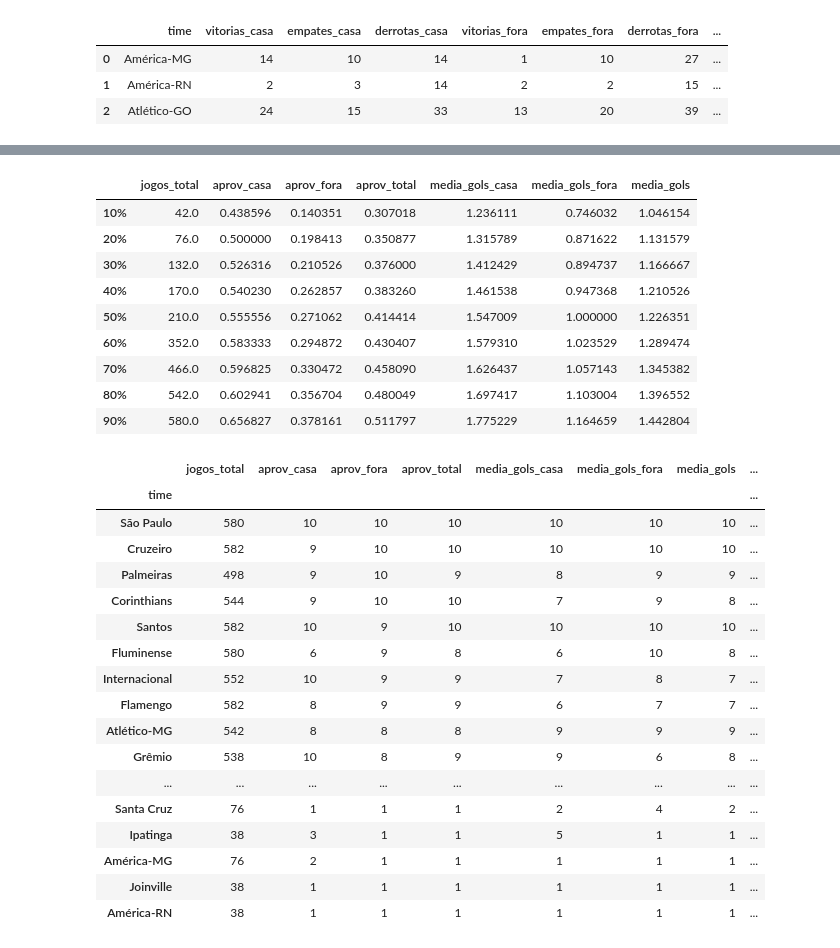
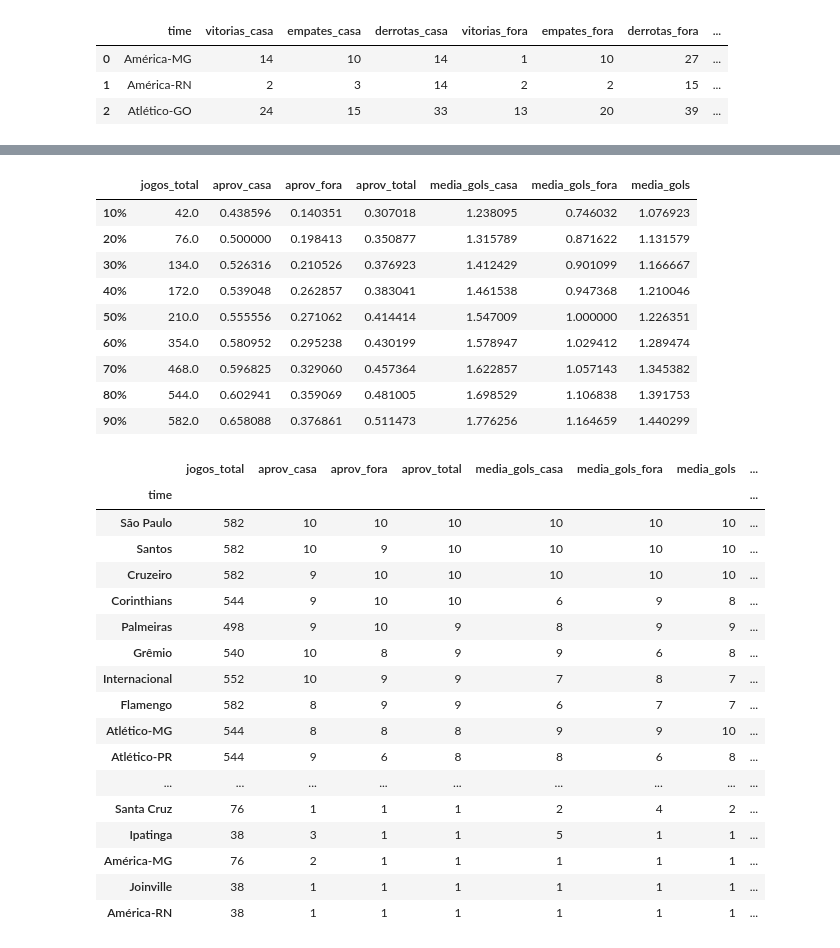
Before and after one commit to thiagozaranza/guru_da_bola, a Jupyter notebook: brasileirao.ipynb, the cells around one changed output, grey strips where cells are left out. Drawn from its saved outputs; the diff is of its cells as text; code cells hidden in the pictures.

```diff
--- a/brasileirao.ipynb
+++ b/brasileirao.ipynb
@@ -100,7 +109,7 @@ jogos.describe()
 # %%
 def tratarData(row):
     data = row["data"].split(".")
-    return data[1] + "-" + data[0]
+    return data[0] + "-" + data[1]
 # %%
 jogos['data'] = jogos.apply (lambda row: tratarData(row),axis=1)
 # %%
@@ -314,15 +325,15 @@ percentis = resultados_time_DF_DESC.loc[["10%","20%","30%","40%","50%","60%","70
 percentis
 # %% [output]
 |  | jogos_total | aprov_casa | aprov_fora | aprov_total | media_gols_casa | media_gols_fora | media_gols |
-| 10% | 42.0 | 0.438596 | 0.140351 | 0.307018 | 1.236111 | 0.746032 | 1.046154 |
+| 10% | 42.0 | 0.438596 | 0.140351 | 0.307018 | 1.238095 | 0.746032 | 1.076923 |
 | 20% | 76.0 | 0.500000 | 0.198413 | 0.350877 | 1.315789 | 0.871622 | 1.131579 |
-| 30% | 132.0 | 0.526316 | 0.210526 | 0.376000 | 1.412429 | 0.894737 | 1.166667 |
-| 40% | 170.0 | 0.540230 | 0.262857 | 0.383260 | 1.461538 | 0.947368 | 1.210526 |
+| 30% | 134.0 | 0.526316 | 0.210526 | 0.376923 | 1.412429 | 0.901099 | 1.166667 |
+| 40% | 172.0 | 0.539048 | 0.262857 | 0.383041 | 1.461538 | 0.947368 | 1.210046 |
 | 50% | 210.0 | 0.555556 | 0.271062 | 0.414414 | 1.547009 | 1.000000 | 1.226351 |
-| 60% | 352.0 | 0.583333 | 0.294872 | 0.430407 | 1.579310 | 1.023529 | 1.289474 |
-| 70% | 466.0 | 0.596825 | 0.330472 | 0.458090 | 1.626437 | 1.057143 | 1.345382 |
-| 80% | 542.0 | 0.602941 | 0.356704 | 0.480049 | 1.697417 | 1.103004 | 1.396552 |
-| 90% | 580.0 | 0.656827 | 0.378161 | 0.511797 | 1.775229 | 1.164659 | 1.442804 |
+| 60% | 354.0 | 0.580952 | 0.295238 | 0.430199 | 1.578947 | 1.029412 | 1.289474 |
+| 70% | 468.0 | 0.596825 | 0.329060 | 0.457364 | 1.622857 | 1.057143 | 1.345382 |
+| 80% | 544.0 | 0.602941 | 0.359069 | 0.481005 | 1.698529 | 1.106838 | 1.391753 |
+| 90% | 582.0 | 0.658088 | 0.376861 | 0.511473 | 1.776256 | 1.164659 | 1.440299 |
 # %%
 def get_stars(array,value):
     print ()
@@ -355,20 +366,20 @@ stars_DF.eval("forca_fora = (3*aprov_fora + media_gols_fora)/4", inplace=True)
 # %%
 stars_DF.eval("forca = (3*aprov_total + 1*media_gols)/4", inplace=True)
 # %%
-stars_DF.sort_values(["forca_fora"], ascending=[0])
+stars_DF.sort_values(["forca"], ascending=[0])
 # %% [output]
 |  | jogos_total | aprov_casa | aprov_fora | aprov_total | media_gols_casa | media_gols_fora | media_gols | ... |
 | time |  |  |  |  |  |  |  | ... |
-| São Paulo | 580 | 10 | 10 | 10 | 10 | 10 | 10 | ... |
+| São Paulo | 582 | 10 | 10 | 10 | 10 | 10 | 10 | ... |
+| Santos | 582 | 10 | 9 | 10 | 10 | 10 | 10 | ... |
 | Cruzeiro | 582 | 9 | 10 | 10 | 10 | 10 | 10 | ... |
+| Corinthians | 544 | 9 | 10 | 10 | 6 | 9 | 8 | ... |
 | Palmeiras | 498 | 9 | 10 | 9 | 8 | 9 | 9 | ... |
-| Corinthians | 544 | 9 | 10 | 10 | 7 | 9 | 8 | ... |
-| Santos | 582 | 10 | 9 | 10 | 10 | 10 | 10 | ... |
-| Fluminense | 580 | 6 | 9 | 8 | 6 | 10 | 8 | ... |
+| Grêmio | 540 | 10 | 8 | 9 | 9 | 6 | 8 | ... |
 | Internacional | 552 | 10 | 9 | 9 | 7 | 8 | 7 | ... |
 | Flamengo | 582 | 8 | 9 | 9 | 6 | 7 | 7 | ... |
-| Atlético-MG | 542 | 8 | 8 | 8 | 9 | 9 | 9 | ... |
-| Grêmio | 538 | 10 | 8 | 9 | 9 | 6 | 8 | ... |
+| Atlético-MG | 544 | 8 | 8 | 8 | 9 | 9 | 10 | ... |
+| Atlético-PR | 544 | 9 | 6 | 8 | 8 | 6 | 8 | ... |
 | ... | ... | ... | ... | ... | ... | ... | ... | ... |
 | Santa Cruz | 76 | 1 | 1 | 1 | 2 | 4 | 2 | ... |
 | Ipatinga | 38 | 3 | 1 | 1 | 5 | 1 | 1 | ... |
```
Also changed, not shown: parts of 14 cells of this notebook, 5 other files.
